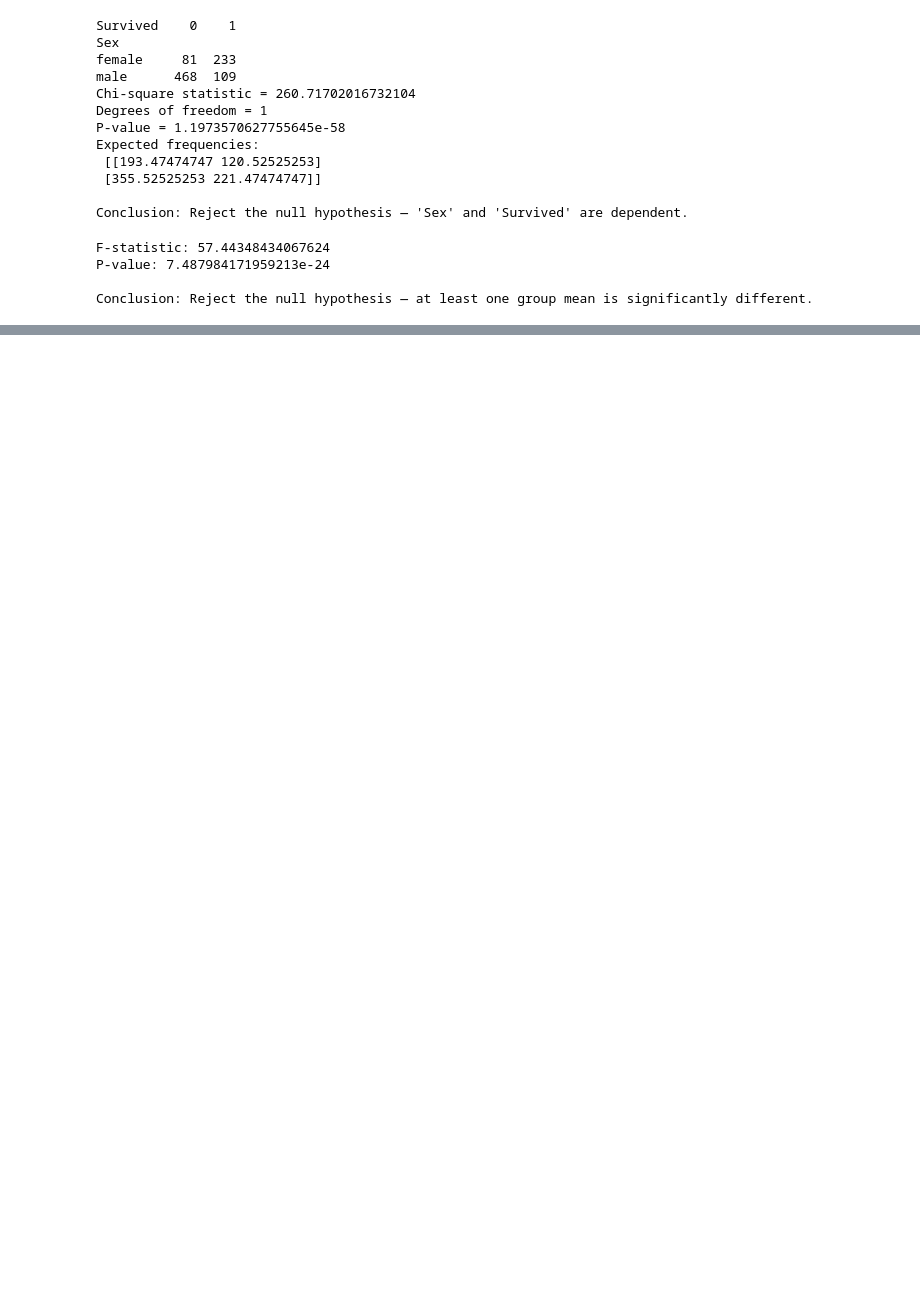
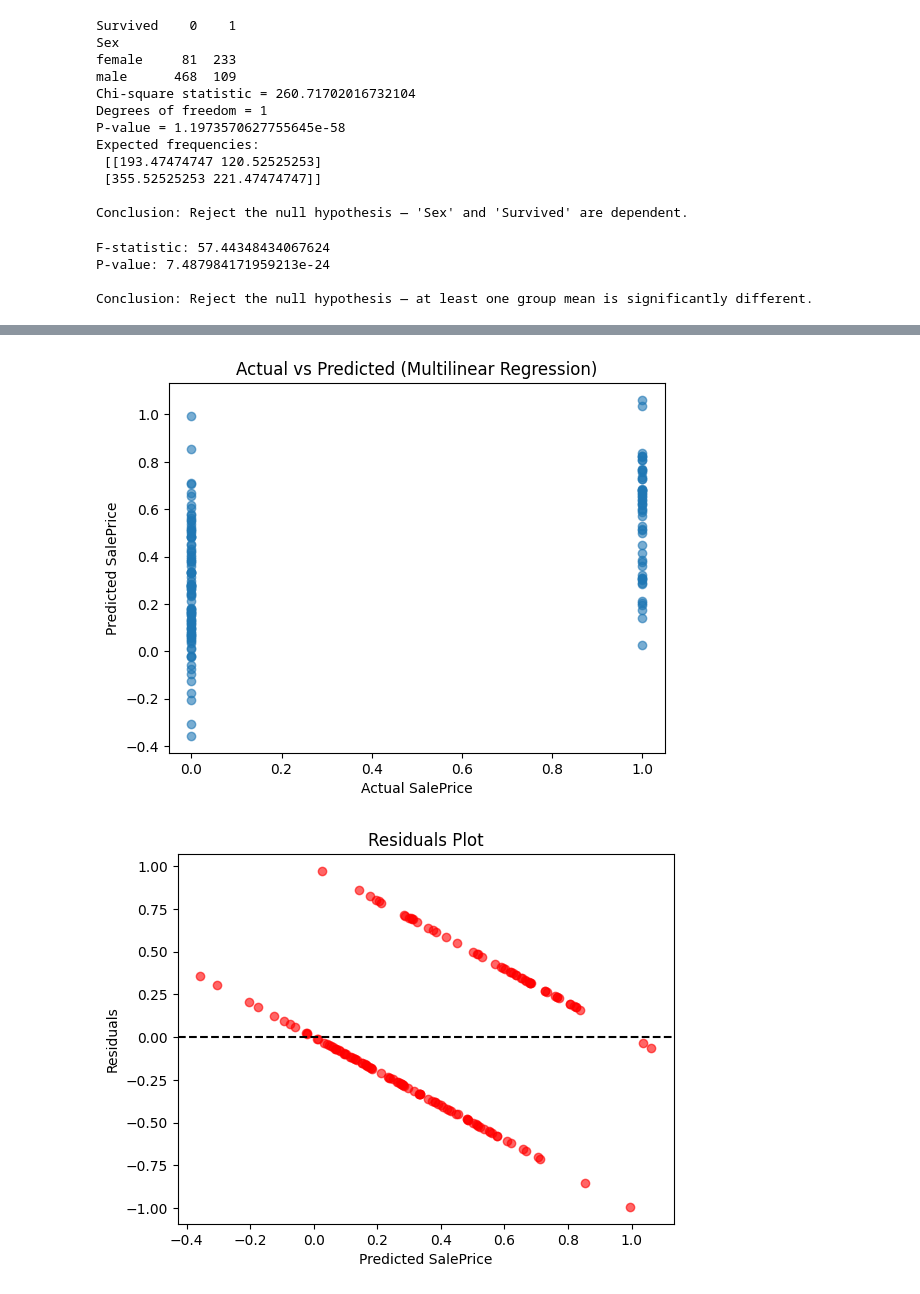
Before and after one commit to SaiKoushik1825/Machine-Learning, a Jupyter notebook: MLlab.ipynb, the cells around one changed output, grey strips where cells are left out. Saved outputs shown, nothing was run; the diff lists cells and outputs as text; code cells hidden in the pictures; blank space fills up the shorter version.

```diff
--- a/MLlab.ipynb
+++ b/MLlab.ipynb
@@ -543,0 +1069,5 @@ Conclusion: Reject the null hypothesis — at least one group mean is significan
+# %%
+X = df_numeric.drop(target, axis=1)
+y = df_numeric[target]
+
+print("Final features used:", X.shape[1])
@@ -543,0 +1076,11 @@ Conclusion: Reject the null hypothesis — at least one group mean is significan
+# %%
+from sklearn.model_selection import train_test_split
+
+X_train, X_test, y_train, y_test = train_test_split(
+    X, y, test_size=0.2, random_state=42
+)
+# %%
+from sklearn.linear_model import LinearRegression
+
+model = LinearRegression()
+model.fit(X_train, y_train)
@@ -543,0 +1089,12 @@ Conclusion: Reject the null hypothesis — at least one group mean is significan
+# %%
+y_pred = model.predict(X_test)
+
+from sklearn.metrics import mean_squared_error, r2_score
+
+mse = mean_squared_error(y_test, y_pred)
+rmse = mse**0.5
+r2 = r2_score(y_test, y_pred)
+
+print("Mean Squared Error:", mse)
+print("Root Mean Squared Error:", rmse)
+print("R² Score:", r2)
@@ -543,0 +1181,19 @@ Conclusion: Reject the null hypothesis — at least one group mean is significan
+# %%
+import matplotlib.pyplot as plt
+
+plt.scatter(y_test, y_pred, alpha=0.6)
+plt.xlabel("Actual SalePrice")
+plt.ylabel("Predicted SalePrice")
+plt.title("Actual vs Predicted (Multilinear Regression)")
+plt.show()
+
+residuals = y_test - y_pred
+plt.scatter(y_pred, residuals, alpha=0.6, color="red")
+plt.axhline(y=0, color="black", linestyle="--")
+plt.xlabel("Predicted SalePrice")
+plt.ylabel("Residuals")
+plt.title("Residuals Plot")
+plt.show()
+# %% [output]
+[figure, added]
+[figure, added]
```
Also changed, not shown: parts of 59 cells of this notebook.
